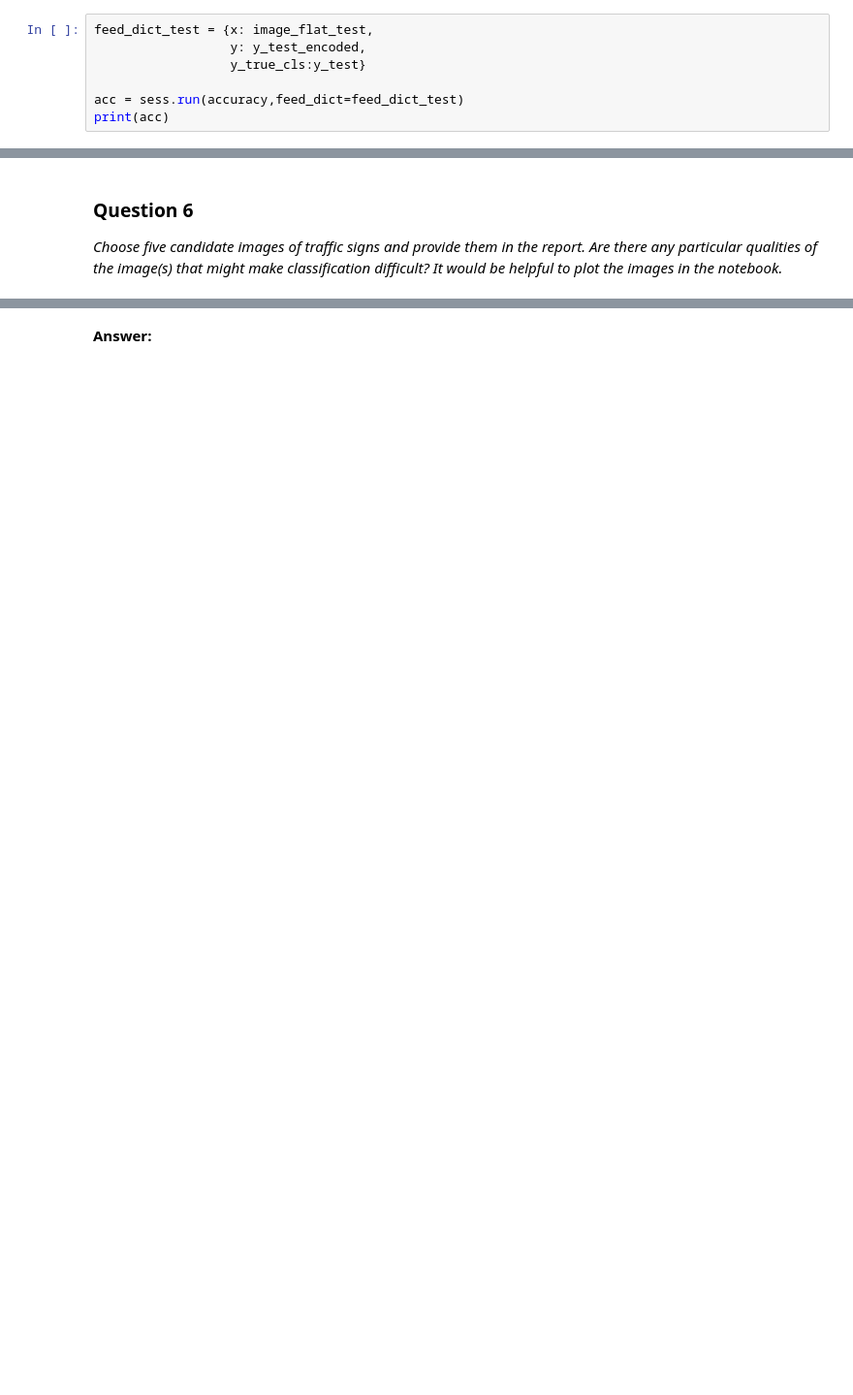
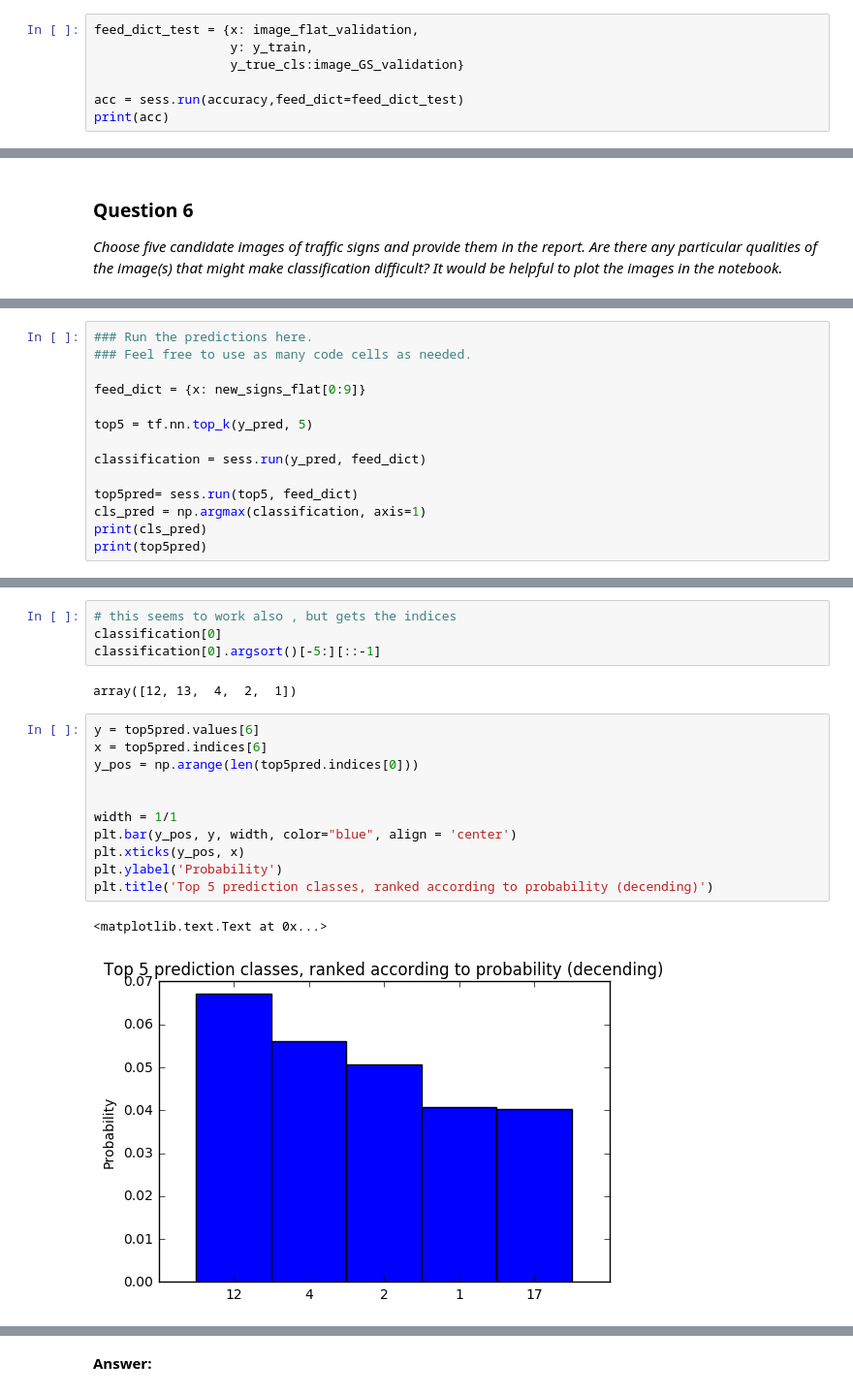
Before and after one commit to matthew-alexander/traffic-signs-tensorflow, a Jupyter notebook: Traffic_Signs_Recognition.ipynb, the cells around one changed output, grey strips where cells are left out. Shown at 97% size. Drawn from its saved outputs; the diff is of its cells as text; blank space fills up the shorter version.

```diff
--- a/Traffic_Signs_Recognition.ipynb
+++ b/Traffic_Signs_Recognition.ipynb
@@ -586,9 +594,9 @@ print("compute time: " , str(timedelta(seconds = int(round(compute_time)))))
 # %% [markdown]
 ### Getting accuracy on the test set
 # %%
-feed_dict_test = {x: image_flat_test,
-                  y: y_test_encoded,
-                  y_true_cls:y_test}
+feed_dict_test = {x: image_flat_validation,
+                  y: y_train,
+                  y_true_cls:image_GS_validation}
 
 acc = sess.run(accuracy,feed_dict=feed_dict_test)
 print(acc)
@@ -713,0 +750,14 @@ _Choose five candidate images of traffic signs and provide them in the report. A
+# %%
+### Run the predictions here.
+### Feel free to use as many code cells as needed.
+
+feed_dict = {x: new_signs_flat[0:9]}
+
+top5 = tf.nn.top_k(y_pred, 5)
+
+classification = sess.run(y_pred, feed_dict)
+
+top5pred= sess.run(top5, feed_dict)
+cls_pred = np.argmax(classification, axis=1)
+print(cls_pred)
+print(top5pred)
@@ -713,0 +783,20 @@ _Choose five candidate images of traffic signs and provide them in the report. A
+# %%
+# this seems to work also , but gets the indices
+classification[0]
+classification[0].argsort()[-5:][::-1]
+# %% [output]
+array([12, 13,  4,  2,  1])
+# %%
+y = top5pred.values[6]
+x = top5pred.indices[6]
+y_pos = np.arange(len(top5pred.indices[0]))
+
+
+width = 1/1
+plt.bar(y_pos, y, width, color="blue", align = 'center')
+plt.xticks(y_pos, x)
+plt.ylabel('Probability')
+plt.title('Top 5 prediction classes, ranked according to probability (decending)')
+# %% [output]
+<matplotlib.text.Text at 0x...>
+[figure, added]
```
Also changed, not shown: parts of 27 cells of this notebook, 2 other files.
